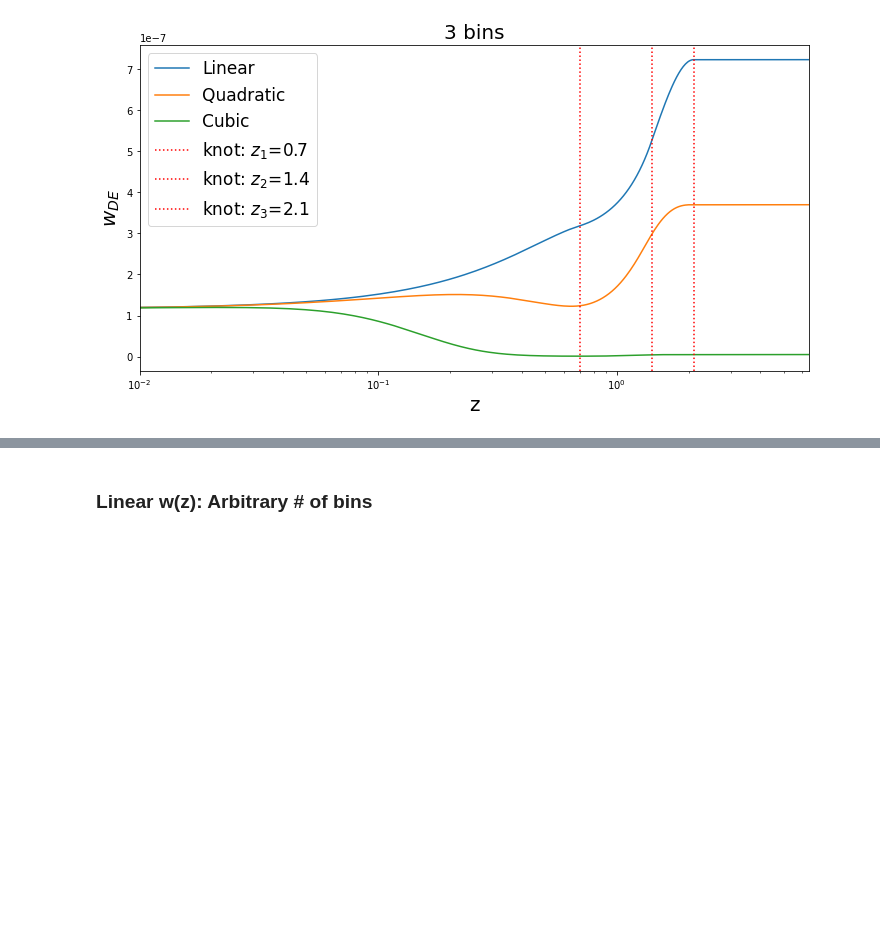
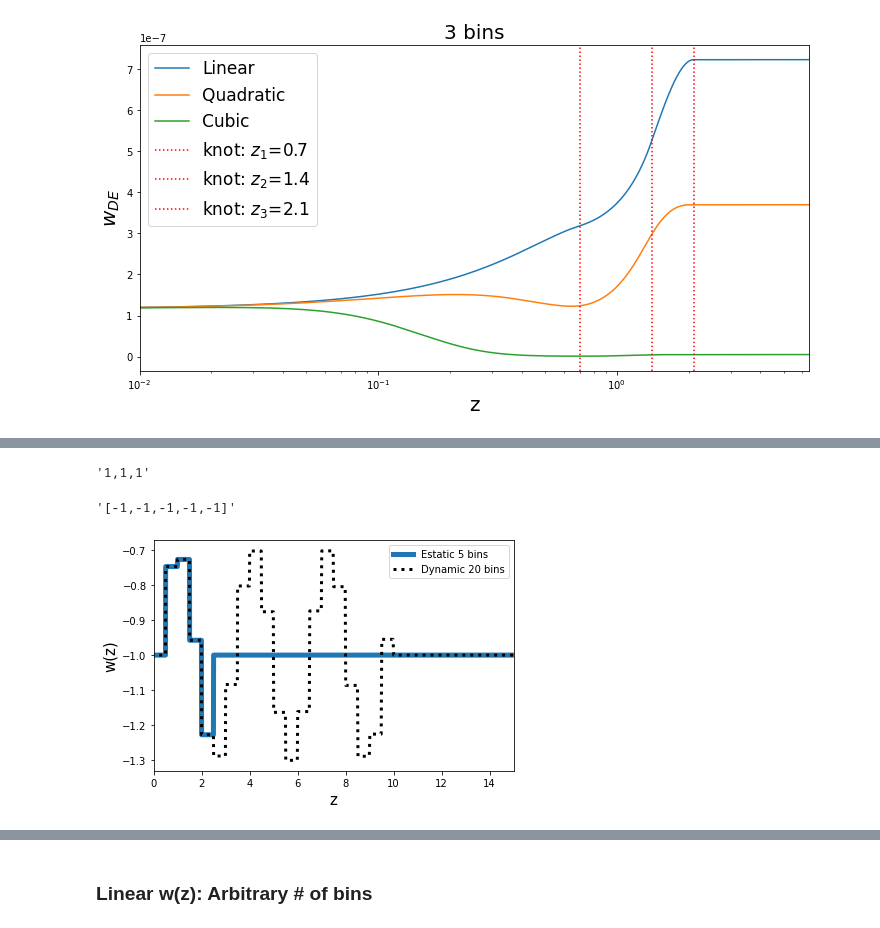
Before and after one commit to diogohf/CAMBLateDE, a Jupyter notebook: docs/LateDE_test.ipynb, the cells around one changed output, grey strips where cells are left out. Cells and saved outputs as stored; diff of their text form; code cells hidden in the pictures; blank space fills up the shorter version.

```diff
--- a/docs/LateDE_test.ipynb
+++ b/docs/LateDE_test.ipynb
@@ -2258,7 +2258,7 @@ Using CAMB 1.5.0 installed at /home/grads/data/Diogo/CAMBLateDE/camb
 latede_cosmology = camb.set_params(# Background
                             H0 = 70, ombh2=0.02238280, omch2=0.1201075, TCMB = 2.7255,
                             dark_energy_model = 'ppf',
-                            model = 10,
+                            DEmodel = 10,
                             w0 = -0.8, w1 = -0.4, w2 = -1, w3 = -1, w4 = -1,
                             w5 = -1, w6 = -1, w7 = -1, w8 = -1, w9 = -1, w10 = -1,
                             z1=0.7, z2=1.4, z3=2.1, z4=2.8, z5=3.5,
@@ -2336,7 +2336,7 @@ Using CAMB 1.5.0 installed at /home/grads/data/Diogo/CAMBLateDE/camb
 latede_cosmology = camb.set_params(# Background
                             H0 = 70, ombh2=0.02238280, omch2=0.1201075, TCMB = 2.7255,
                             dark_energy_model = 'ppf',
-                            model = 11,
+                            DEmodel = 11,
                             w0 = -0.8, w1 = -0.4, w2 = -1, w3 = -1, w4 = -1,
                             w5 = -1, w6 = -1, w7 = -1, w8 = -1, w9 = -1, w10 = -1,
                             z1=0.7, z2=1.4, z3=2.1, z4=2.8, z5=3.5,
@@ -2369,7 +2369,7 @@ print('Using CAMB %s installed at %s'%(camb.__version__,os.path.dirname(camb.__f
 cosmology_L_2bins = camb.set_params(# Background
                             H0 = 70, ombh2=0.02238280, omch2=0.1201075, TCMB = 2.7255,
                             dark_energy_model = 'ppf',
-                            model = 6,
+                            DEmodel = 6,
                             w0 = -0.8, w1 = -0.4, w2 = -1, w3 = -1, w4 = -1,
                             w5 = -1, w6 = -1, w7 = -1, w8 = -1, w9 = -1, w10 = -1,
                             z1=0.7, z2=1.4, z3=2.1, z4=2.8, z5=3.5,
@@ -2384,7 +2384,7 @@ cosmology_L_2bins = camb.set_params(# Background
 cosmology_Q_2bins = camb.set_params(# Background
                             H0 = 70, ombh2=0.02238280, omch2=0.1201075, TCMB = 2.7255,
                             dark_energy_model = 'ppf',
-                            model = 8,
+                            DEmodel = 8,
                             w0 = -0.8, w1 = -0.4, w2 = -1, w3 = -1, w4 = -1,
                             w5 = -1, w6 = -1, w7 = -1, w8 = -1, w9 = -1, w10 = -1,
                             z1=0.7, z2=1.4, z3=2.1, z4=2.8, z5=3.5,
@@ -2400,7 +2400,7 @@ cosmology_Q_2bins = camb.set_params(# Background
 cosmology_C_2bins = camb.set_params(# Background
                             H0 = 70, ombh2=0.02238280, omch2=0.1201075, TCMB = 2.7255,
                             dark_energy_model = 'ppf',
-                            model = 10,
+                            DEmodel = 10,
                             w0 = -0.8, w1 = -0.4, w2 = -1, w3 = -1, w4 = -1,
                             w5 = -1, w6 = -1, w7 = -1, w8 = -1, w9 = -1, w10 = -1,
                             z1=0.7, z2=1.4, z3=2.1, z4=2.8, z5=3.5,
@@ -2492,7 +2492,7 @@ w0_val, w1_val, w2_val = 0, -0.8, -0.2
 cosmology_L_3bins = camb.set_params(# Background
                             H0 = 70, ombh2=0.02238280, omch2=0.1201075, TCMB = 2.7255,
                             dark_energy_model = 'ppf',
-                            model = 7,
+                            DEmodel = 7,
                             w0 = w0_val, w1 = w1_val, w2 = w2_val, w3 = -1, w4 = -1,
                             w5 = -1, w6 = -1, w7 = -1, w8 = -1, w9 = -1, w10 = -1,
                             z1=0.7, z2=1.4, z3=2.1, z4=2.8, z5=3.5,
@@ -2507,7 +2507,7 @@ cosmology_L_3bins = camb.set_params(# Background
 cosmology_Q_3bins = camb.set_params(# Background
                             H0 = 70, ombh2=0.02238280, omch2=0.1201075, TCMB = 2.7255,
                             dark_energy_model = 'ppf',
-                            model = 9,
+                            DEmodel = 9,
                             w0 = w0_val, w1 = w1_val, w2 = w2_val, w3 = -1, w4 = -1,
                             w5 = -1, w6 = -1, w7 = -1, w8 = -1, w9 = -1, w10 = -1,
                             z1=0.7, z2=1.4, z3=2.1, z4=2.8, z5=3.5,
@@ -2523,7 +2523,7 @@ cosmology_Q_3bins = camb.set_params(# Background
 cosmology_C_3bins = camb.set_params(# Background
                             H0 = 70, ombh2=0.02238280, omch2=0.1201075, TCMB = 2.7255,
                             dark_energy_model = 'ppf',
-                            model = 11,
+                            DEmodel = 11,
                             w0 = w0_val, w1 = w1_val, w2 = w2_val, w3 = -1, w4 = -1,
                             w5 = -1, w6 = -1, w7 = -1, w8 = -1, w9 = -1, w10 = -1,
                             z1=0.7, z2=1.4, z3=2.1, z4=2.8, z5=3.5,
@@ -2603,0 +2673,21 @@ plt.xlim(0.01,z2+5);
+# %%
+value = lambda m1, m2, m3: str(m1) + "," + str(m2) + "," + str(m3)
+value(1,1,1)
+# %% [output]
+'1,1,1'
+# %%
+value2 = lambda w_arr_0, w_arr_1, w_arr_2, w_arr_3, w_arr_4: "[" + str(w_arr_0) + "," + str(w_arr_1) + "," + str(w_arr_2) + "," + str(w_arr_3) + "," + str(w_arr_4) + "]"
+value2(-1,-1,-1,-1,-1)
+# %% [output]
+'[-1,-1,-1,-1,-1]'
+# %%
+plt.plot(redshift, wde_C_est, lw=5, label=f'Estatic {DEmodel_est} bins');
+plt.plot(redshift, wde_C_dyn, lw=3, c='k', ls=':', label=f'Dynamic {Nbins} bins')
+plt.legend(loc='best')
+plt.xlim(0,15)
+plt.ylabel('w(z)',fontsize=15)
+plt.xlabel('z',fontsize=15)
+plt.tight_layout()
+# plt.savefig('/home/grads/data/Diogo/CAMBLateDE/docs/arbitrarynofbins_w.pdf');
+# %% [output]
+[figure, added]
```
Also changed, not shown: parts of 22 cells of this notebook.
